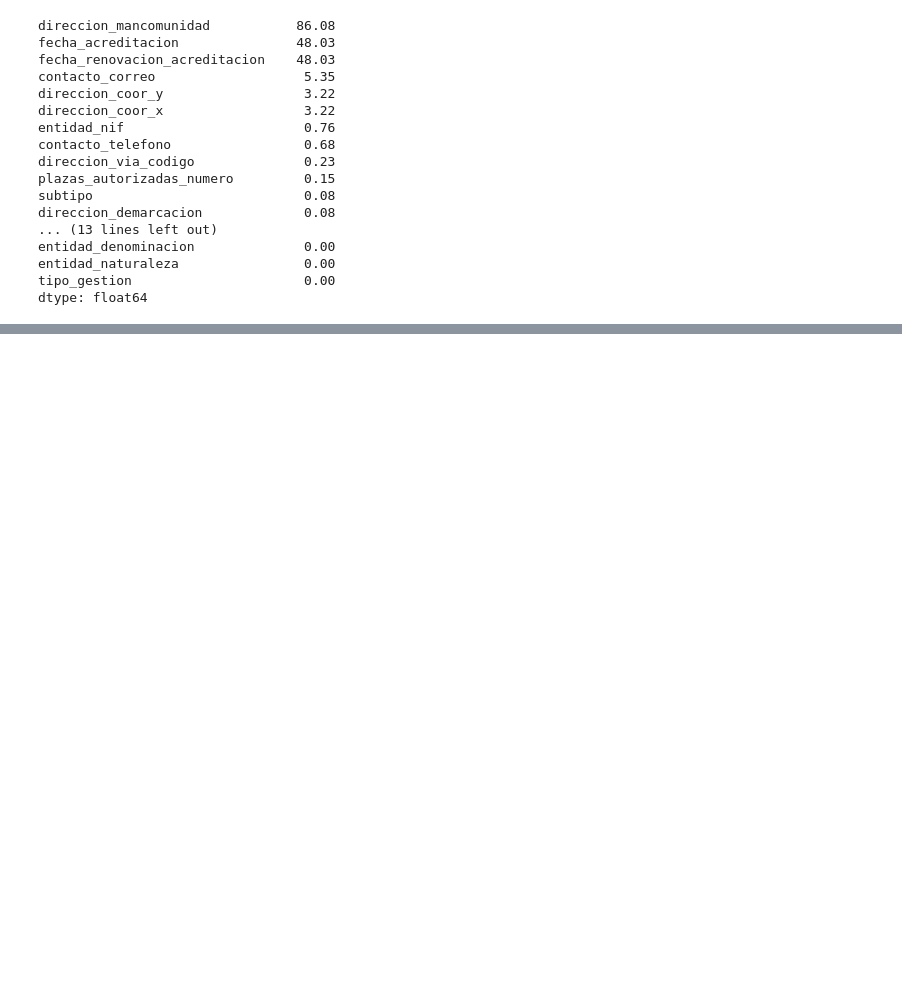
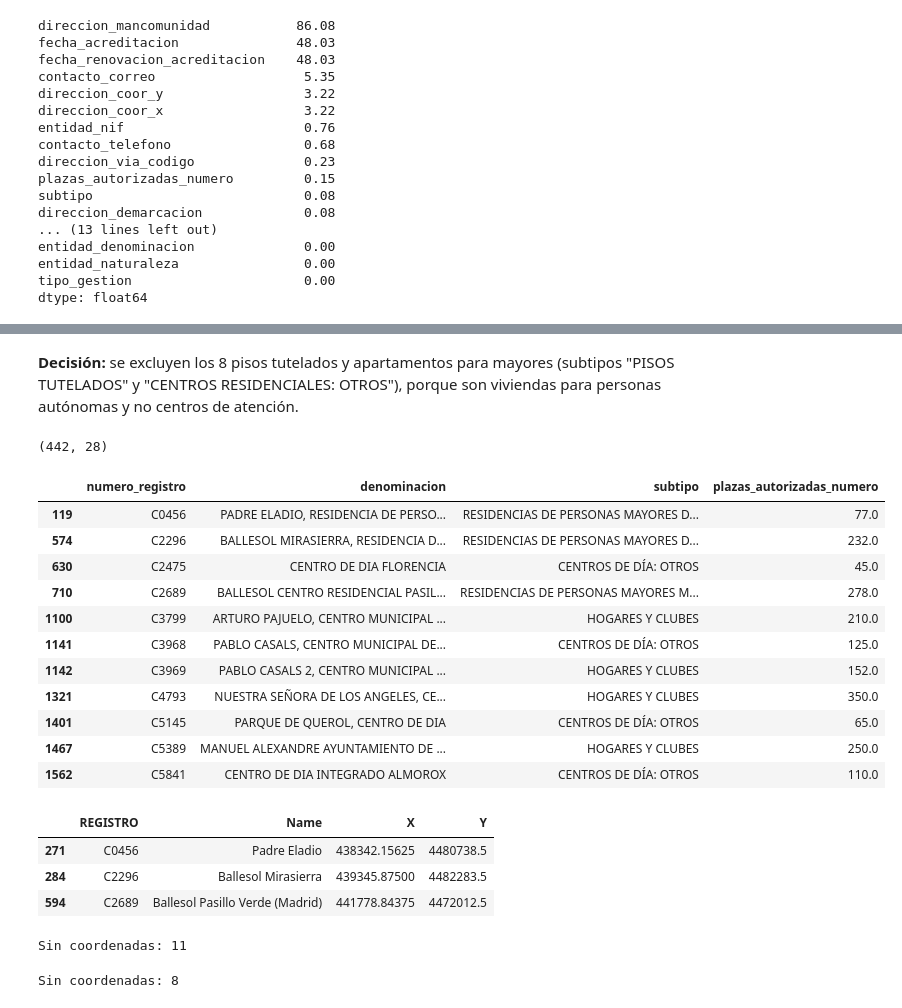
Before and after one commit to Juancarlosdelmarlostanau/calor-mayores-madrid, a Jupyter notebook: notebooks/data_cleaning_centros.ipynb, the cells around one changed output, grey strips where cells are left out. Drawn from its saved outputs; the diff is of its cells as text; code cells hidden in the pictures; blank space fills up the shorter version.

Commit message:
se sigue haciendo limpieza de datos

```diff
--- a/notebooks/data_cleaning_centros.ipynb
+++ b/notebooks/data_cleaning_centros.ipynb
@@ -66,0 +127,7 @@ dtype: float64
+# %%
+centers = centers[
+    (centers["municipio_nombre"] == "Madrid") &
+    (centers["sector"] == "Personas mayores") &
+    (centers["tipo"].isin(["CENTROS RESIDENCIALES", "CENTROS DE DÍA"]))
+]
+print(centers.shape)
@@ -66,0 +179,48 @@ dtype: float64
+# %% [markdown]
+**Decisión:** se excluyen los 8 pisos tutelados y apartamentos para mayores (subtipos "PISOS TUTELADOS" y "CENTROS RESIDENCIALES: OTROS"), porque son viviendas para personas autónomas y no centros de atención.
+# %%
+excluded_subtypes = ["PISOS TUTELADOS", "CENTROS RESIDENCIALES: OTROS"]
+centers = centers[~centers["subtipo"].isin(excluded_subtypes)]
+print(centers.shape)
+# %% [output]
+(442, 28)
+# %%
+centers[centers["direccion_coor_x"].isnull()][["numero_registro", "denominacion", "subtipo", "plazas_autorizadas_numero"]]
+# %% [output]
+|  | numero_registro | denominacion | subtipo | plazas_autorizadas_numero |
+| 119 | C0456 | PADRE ELADIO, RESIDENCIA DE PERSO... | RESIDENCIAS DE PERSONAS MAYORES D... | 77.0 |
+| 574 | C2296 | BALLESOL MIRASIERRA, RESIDENCIA D... | RESIDENCIAS DE PERSONAS MAYORES D... | 232.0 |
+| 630 | C2475 | CENTRO DE DIA FLORENCIA | CENTROS DE DÍA: OTROS | 45.0 |
+| 710 | C2689 | BALLESOL CENTRO RESIDENCIAL PASIL... | RESIDENCIAS DE PERSONAS MAYORES M... | 278.0 |
+| 1100 | C3799 | ARTURO PAJUELO, CENTRO MUNICIPAL ... | HOGARES Y CLUBES | 210.0 |
+| 1141 | C3968 | PABLO CASALS, CENTRO MUNICIPAL DE... | CENTROS DE DÍA: OTROS | 125.0 |
+| 1142 | C3969 | PABLO CASALS 2, CENTRO MUNICIPAL ... | HOGARES Y CLUBES | 152.0 |
+| 1321 | C4793 | NUESTRA SEÑORA DE LOS ANGELES, CE... | HOGARES Y CLUBES | 350.0 |
+| 1401 | C5145 | PARQUE DE QUEROL, CENTRO DE DIA | CENTROS DE DÍA: OTROS | 65.0 |
+| 1467 | C5389 | MANUEL ALEXANDRE AYUNTAMIENTO DE ... | HOGARES Y CLUBES | 250.0 |
+| 1562 | C5841 | CENTRO DE DIA INTEGRADO ALMOROX | CENTROS DE DÍA: OTROS | 110.0 |
+# %%
+residences_cm = gpd.read_file("../raw/dato2y3/residencias.geojson")
+missing_residences = ["C0456", "C2296", "C2689"]
+residences_cm[residences_cm["REGISTRO"].isin(missing_residences)][["REGISTRO", "Name", "X", "Y"]]
+# %% [output]
+|  | REGISTRO | Name | X | Y |
+| 271 | C0456 | Padre Eladio | 438342.15625 | 4480738.5 |
+| 284 | C2296 | Ballesol Mirasierra | 439345.87500 | 4482283.5 |
+| 594 | C2689 | Ballesol Pasillo Verde (Madrid) | 441778.84375 | 4472012.5 |
+# %%
+centers["direccion_coor_x"] = pd.to_numeric(centers["direccion_coor_x"], errors="coerce")
+centers["direccion_coor_y"] = pd.to_numeric(centers["direccion_coor_y"], errors="coerce")
+print("Sin coordenadas:", centers["direccion_coor_x"].isnull().sum())
+# %% [output]
+Sin coordenadas: 11
+# %%
+recovered = residences_cm[residences_cm["REGISTRO"].isin(missing_residences)]
+
+for index, row in recovered.iterrows():
+    centers.loc[centers["numero_registro"] == row["REGISTRO"], "direccion_coor_x"] = row["X"]
+    centers.loc[centers["numero_registro"] == row["REGISTRO"], "direccion_coor_y"] = row["Y"]
+
+print("Sin coordenadas:", centers["direccion_coor_x"].isnull().sum())
+# %% [output]
+Sin coordenadas: 8
```
Also changed, not shown: parts of 17 cells of this notebook.
